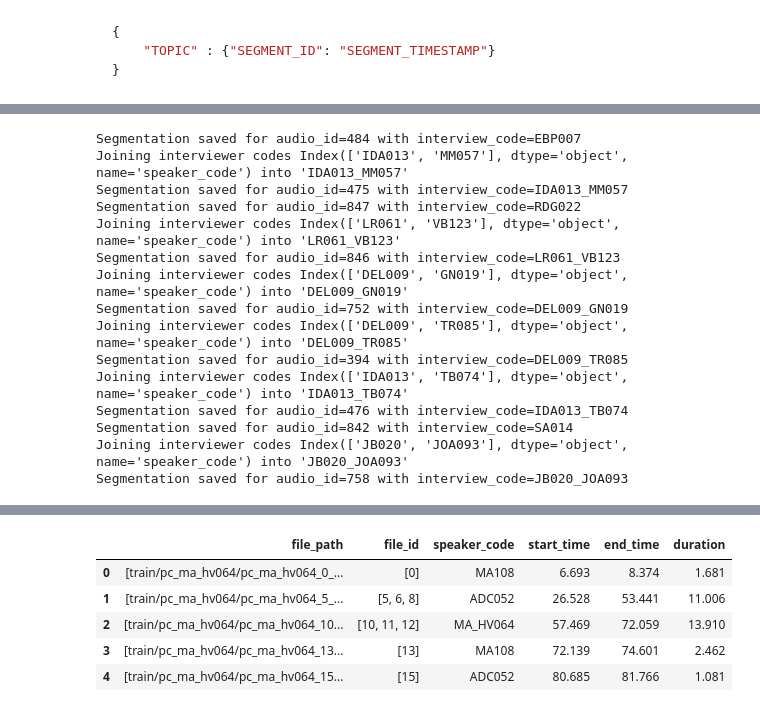
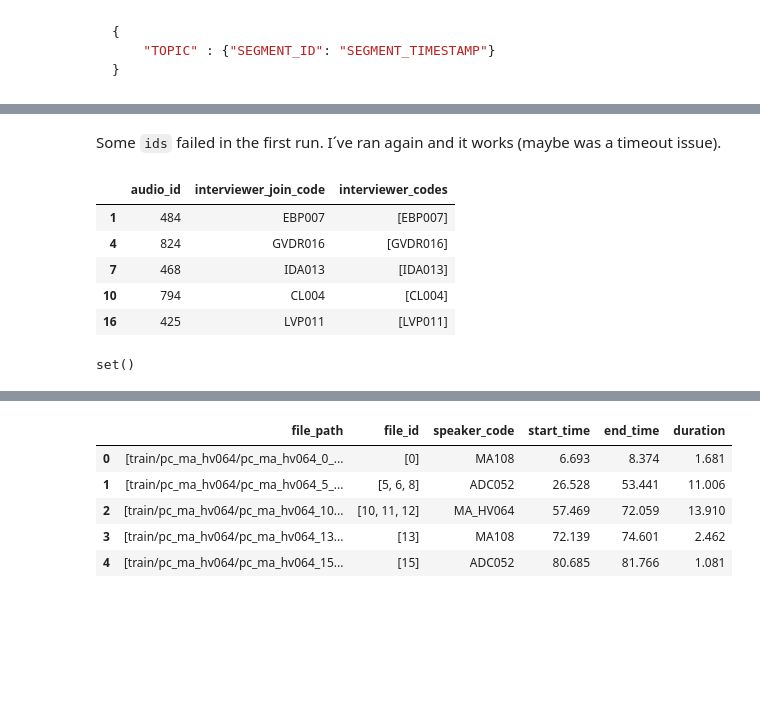
Before and after one commit to antonioMoreira/my-masters-degree, a Jupyter notebook: notebooks/mupe-dataset.ipynb, the cells around one changed output, grey strips where cells are left out. Drawn from its saved outputs; the diff is of its cells as text; code cells hidden in the pictures; blank space fills up the shorter version.

```diff
--- a/notebooks/mupe-dataset.ipynb
+++ b/notebooks/mupe-dataset.ipynb
@@ -324,6 +324,19 @@ def foo1():
 
     df_agg
 # %%
+def get_interviewer_code(mupe_sample: pd.DataFrame) -> tuple[str, list[str]]:
+    speaker_counts = mupe_sample["speaker_code"].value_counts()
+
+    if len(speaker_counts) > 2:
+        interviewer_codes = speaker_counts.index[1:]
+        join_code:str = "_".join(interviewer_codes)
+    else:
+        join_code:str = speaker_counts.index[-1]
+        interviewer_codes = [join_code]
+
+    return join_code, list(interviewer_codes)
+
+
 def aggregate_sample_dialogues(mupe_df: pd.DataFrame, audio_id: int) -> tuple[pd.DataFrame, list[int], str]:
     """
     Aggregate contiguous utterances for a given audio_id and detect missing file counters.
@@ -340,14 +353,10 @@ def aggregate_sample_dialogues(mupe_df: pd.DataFrame, audio_id: int) -> tuple[pd
     if sample.empty:
         raise ValueError(f"No rows found for audio_id={audio_id}")
 
-    speaker_counts = sample["speaker_code"].value_counts()
-    if len(speaker_counts) > 2:
-        interviewer_codes = speaker_counts.index[1:]
-        join_code:str = "_".join(interviewer_codes)
-        print(f"Joining interviewer codes {interviewer_codes} into '{join_code}'")
+    join_code, interviewer_codes = get_interviewer_code(sample)
+
+    if len(interviewer_codes) > 1:
         sample.loc[sample["speaker_code"].isin(interviewer_codes), "speaker_code"] = join_code
-    else:
-        join_code:str = speaker_counts.index[-1]
 
     block_id = (sample["speaker_code"] != sample["speaker_code"].shift()).cumsum()
 
@@ -392,6 +401,18 @@ mupe_train_sample.head(3)
 | 0 | [train/pc_ma_hv241/pc_ma_hv241_0_... | [0, 1] | EBP007 | 18.604 | 29.231 | 10.627 | A gente começa a nossa entrevista... |
 | 1 | [train/pc_ma_hv241/pc_ma_hv241_3_... | [3, 4] | MA_HV241 | 35.715 | 44.840 | 9.125 | Mil novecentos e cinquenta e seis... |
 | 2 | [train/pc_ma_hv241/pc_ma_hv241_5_... | [5, 7] | EBP007 | 44.840 | 54.397 | 3.884 | E o nome dos pais da senhora? Qua... |
+# %%
+# Id: 844 has 3 codes: ['RMNH003', 'ADSP097', 'KV128'] into 'RMNH003_ADSP097_KV128'
+itvw_codes_list = []
+
+for audio_id in mupe_metadata_sp[mupe_metadata_sp["split"] == "train"]["audio_id"]:
+    sample = mupe_train[mupe_train["audio_id"] == int(audio_id)].copy()
+    join_code, interviewer_codes = get_interviewer_code(sample)
+    itvw_codes_list.append([audio_id, join_code, interviewer_codes])
+
+itvw_codes_df = pd.DataFrame(itvw_codes_list, columns=['audio_id', 'interviewer_join_code', 'interviewer_codes'])
+# Only the "well behaved" ones
+itvw_codes_df = itvw_codes_df[itvw_codes_df["interviewer_codes"].apply(len) == 1]
 # %%
 s = mupe_train[mupe_train['audio_id'] == 484].copy()
 s = s[s['start_time'].between(2830, 3489)]
@@ -633,10 +573,7 @@ interview_file_name_re.sub(f"interview_segmentation_{new_code}.{new_extension}",
+# %% [markdown]
+Some `ids` failed in the first run. I´ve ran again and it works (maybe was a timeout issue).
 # %%
-# 80 ids in train split
-# 183m to process all train samples
-# 9 failed executions
-# `ls *.json | wc`
-
-for audio_id in df["audio_id"]:
+for audio_id in mupe_metadata_sp[mupe_metadata_sp["split"] == "train"]["audio_id"]:
     mupe_train_sample, missing_ids_sample, itvw_code = aggregate_sample_dialogues(mupe_train, audio_id=int(audio_id))
     interview_segmentation_sample, questions_df = split_interview_questions(mupe_train_sample, itvw_code)
     if interview_segmentation_sample is not None and questions_df is not None:
@@ -645,19 +582,3 @@ for audio_id in df["audio_id"]:
         print(f"Segmentation saved for audio_id={audio_id} with interview_code={itvw_code}")
     else:
         print(f"Segmentation failed for audio_id={audio_id} with interview_code={itvw_code}")
-# %% [output]
-Segmentation saved for audio_id=484 with interview_code=EBP007
-Joining interviewer codes Index(['IDA013', 'MM057'], dtype='object', name='speaker_code') into 'IDA013_MM057'
-Segmentation saved for audio_id=475 with interview_code=IDA013_MM057
-Segmentation saved for audio_id=847 with interview_code=RDG022
-Joining interviewer codes Index(['LR061', 'VB123'], dtype='object', name='speaker_code') into 'LR061_VB123'
-Segmentation saved for audio_id=846 with interview_code=LR061_VB123
-Joining interviewer codes Index(['DEL009', 'GN019'], dtype='object', name='speaker_code') into 'DEL009_GN019'
-Segmentation saved for audio_id=752 with interview_code=DEL009_GN019
-Joining interviewer codes Index(['DEL009', 'TR085'], dtype='object', name='speaker_code') into 'DEL009_TR085'
-Segmentation saved for audio_id=394 with interview_code=DEL009_TR085
-Joining interviewer codes Index(['IDA013', 'TB074'], dtype='object', name='speaker_code') into 'IDA013_TB074'
-Segmentation saved for audio_id=476 with interview_code=IDA013_TB074
-Segmentation saved for audio_id=842 with interview_code=SA014
-Joining interviewer codes Index(['JB020', 'JOA093'], dtype='object', name='speaker_code') into 'JB020_JOA093'
-Segmentation saved for audio_id=758 with interview_code=JB020_JOA093
@@ -672,0 +585,9 @@ restored_segmentation = InterviewSegmentation.model_validate_json(
+# %%
+itvw_codes_df.head()
+# %% [output]
+|  | audio_id | interviewer_join_code | interviewer_codes |
+| 1 | 484 | EBP007 | [EBP007] |
+| 4 | 824 | GVDR016 | [GVDR016] |
+| 7 | 468 | IDA013 | [IDA013] |
+| 10 | 794 | CL004 | [CL004] |
+| 16 | 425 | LVP011 | [LVP011] |
@@ -673,3 +615,7 @@ restored_segmentation = InterviewSegmentation.model_validate_json(
+# %%
+ids_list - set(questions_df_sample.index.tolist())
+# %% [output]
+set()
 # %%
 class ClassLabel(str, Enum):
     INTRODUCAO = "INTRODUÇÃO"
```
Also changed, not shown: parts of 12 cells of this notebook.
